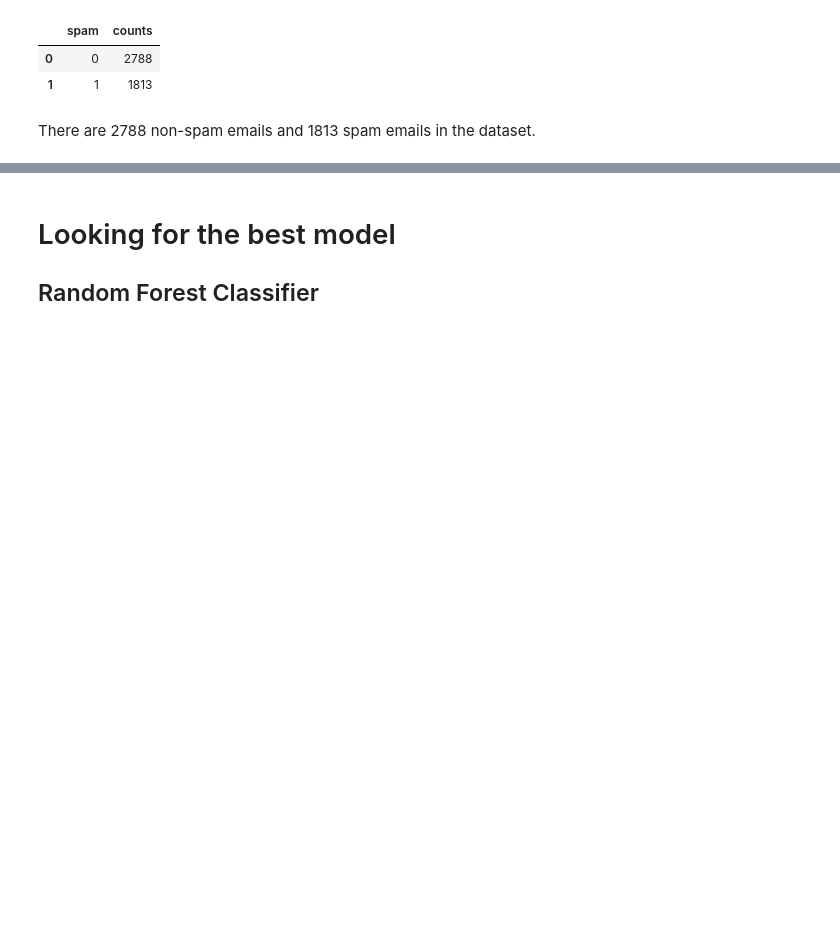
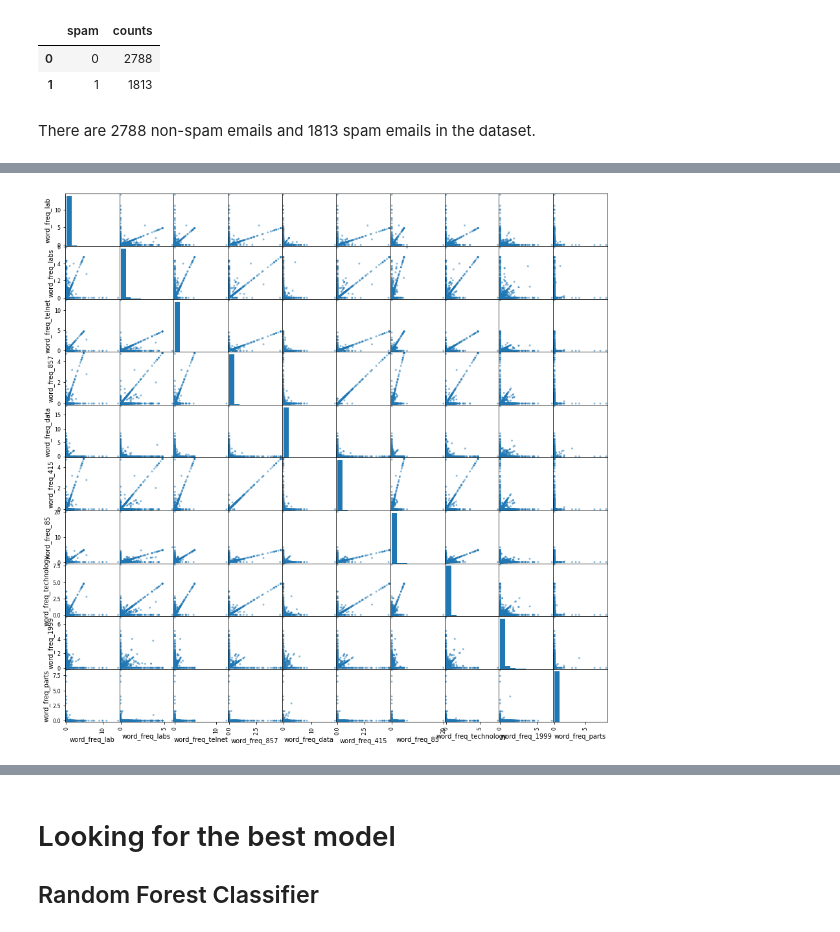
Before and after one commit to MeNicolas/SpamDetector, a Jupyter notebook: training.ipynb, the cells around one changed output, grey strips where cells are left out. Saved outputs shown, nothing was run; the diff lists cells and outputs as text; code cells hidden in the pictures; blank space fills up the shorter version.

```diff
--- a/training.ipynb
+++ b/training.ipynb
@@ -65,0 +68,4 @@ KeyboardInterrupt:
+# %%
+scatter_mat = pd.plotting.scatter_matrix(df[df.columns[-30:-20]], figsize=(15,15))
+# %% [output]
+[figure, added]
```
Also changed, not shown: parts of 22 cells of this notebook, 8 other files.
